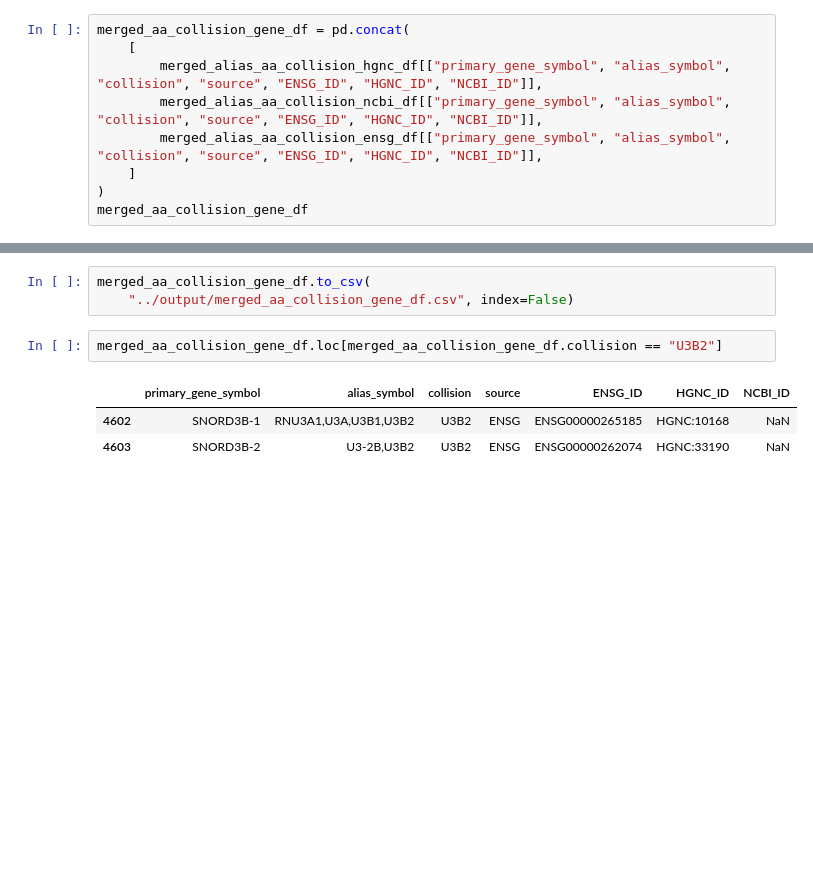
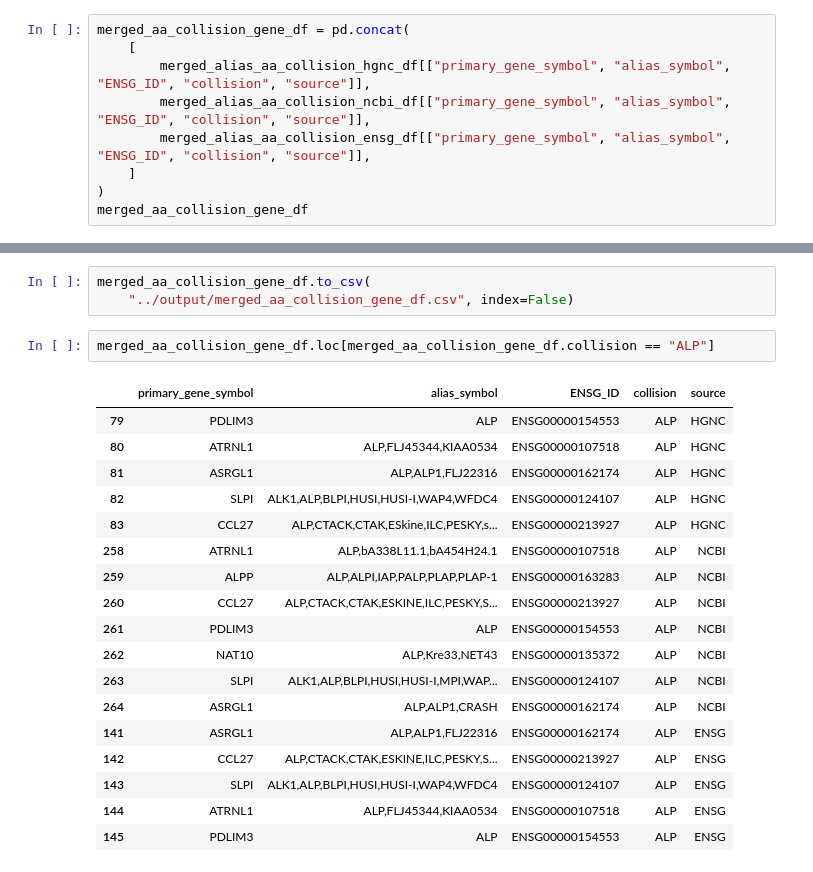
Before and after one commit to cancervariants/gene-harmony-analysis, a Jupyter notebook: analysis/2_alias_alias_collision_analysis.ipynb, the cells around one changed output, grey strips where cells are left out. Saved outputs shown, nothing was run; the diff lists cells and outputs as text; blank space fills up the shorter version.

Commit message:
Revert "feature: add an experiment using ranked gene-to-symbol categories to …" (#169)
This reverts commit 6bab6e75b4249a5f298b6caa567bc14f4dacc38a.

```diff
--- a/analysis/2_alias_alias_collision_analysis.ipynb
+++ b/analysis/2_alias_alias_collision_analysis.ipynb
@@ -252,9 +252,9 @@ aa_record_count_ncbi
 # %%
 merged_aa_collision_gene_df = pd.concat(
     [
-        merged_alias_aa_collision_hgnc_df[["primary_gene_symbol", "alias_symbol", "collision", "source", "ENSG_ID", "HGNC_ID", "NCBI_ID"]],
-        merged_alias_aa_collision_ncbi_df[["primary_gene_symbol", "alias_symbol", "collision", "source", "ENSG_ID", "HGNC_ID", "NCBI_ID"]],
-        merged_alias_aa_collision_ensg_df[["primary_gene_symbol", "alias_symbol", "collision", "source", "ENSG_ID", "HGNC_ID", "NCBI_ID"]],
+        merged_alias_aa_collision_hgnc_df[["primary_gene_symbol", "alias_symbol", "ENSG_ID", "collision", "source"]],
+        merged_alias_aa_collision_ncbi_df[["primary_gene_symbol", "alias_symbol", "ENSG_ID", "collision", "source"]],
+        merged_alias_aa_collision_ensg_df[["primary_gene_symbol", "alias_symbol", "ENSG_ID", "collision", "source"]],
     ]
 )
 merged_aa_collision_gene_df
@@ -276,8 +276,23 @@ merged_aa_collision_gene_df
 merged_aa_collision_gene_df.to_csv(
     "../output/merged_aa_collision_gene_df.csv", index=False)
 # %%
-merged_aa_collision_gene_df.loc[merged_aa_collision_gene_df.collision == "U3B2"]
+merged_aa_collision_gene_df.loc[merged_aa_collision_gene_df.collision == "ALP"]
 # %% [output]
-|  | primary_gene_symbol | alias_symbol | collision | source | ENSG_ID | HGNC_ID | NCBI_ID |
-| 4602 | SNORD3B-1 | RNU3A1,U3A,U3B1,U3B2 | U3B2 | ENSG | ENSG00000265185 | HGNC:10168 | NaN |
-| 4603 | SNORD3B-2 | U3-2B,U3B2 | U3B2 | ENSG | ENSG00000262074 | HGNC:33190 | NaN |
+|  | primary_gene_symbol | alias_symbol | ENSG_ID | collision | source |
+| 79 | PDLIM3 | ALP | ENSG00000154553 | ALP | HGNC |
+| 80 | ATRNL1 | ALP,FLJ45344,KIAA0534 | ENSG00000107518 | ALP | HGNC |
+| 81 | ASRGL1 | ALP,ALP1,FLJ22316 | ENSG00000162174 | ALP | HGNC |
+| 82 | SLPI | ALK1,ALP,BLPI,HUSI,HUSI-I,WAP4,WFDC4 | ENSG00000124107 | ALP | HGNC |
+| 83 | CCL27 | ALP,CTACK,CTAK,ESkine,ILC,PESKY,s... | ENSG00000213927 | ALP | HGNC |
+| 258 | ATRNL1 | ALP,bA338L11.1,bA454H24.1 | ENSG00000107518 | ALP | NCBI |
+| 259 | ALPP | ALP,ALPI,IAP,PALP,PLAP,PLAP-1 | ENSG00000163283 | ALP | NCBI |
+| 260 | CCL27 | ALP,CTACK,CTAK,ESKINE,ILC,PESKY,S... | ENSG00000213927 | ALP | NCBI |
+| 261 | PDLIM3 | ALP | ENSG00000154553 | ALP | NCBI |
+| 262 | NAT10 | ALP,Kre33,NET43 | ENSG00000135372 | ALP | NCBI |
+| 263 | SLPI | ALK1,ALP,BLPI,HUSI,HUSI-I,MPI,WAP... | ENSG00000124107 | ALP | NCBI |
+| 264 | ASRGL1 | ALP,ALP1,CRASH | ENSG00000162174 | ALP | NCBI |
+| 141 | ASRGL1 | ALP,ALP1,FLJ22316 | ENSG00000162174 | ALP | ENSG |
+| 142 | CCL27 | ALP,CTACK,CTAK,ESKINE,ILC,PESKY,S... | ENSG00000213927 | ALP | ENSG |
+| 143 | SLPI | ALK1,ALP,BLPI,HUSI,HUSI-I,WAP4,WFDC4 | ENSG00000124107 | ALP | ENSG |
+| 144 | ATRNL1 | ALP,FLJ45344,KIAA0534 | ENSG00000107518 | ALP | ENSG |
+| 145 | PDLIM3 | ALP | ENSG00000154553 | ALP | ENSG |
```
Also changed, not shown: parts of 1 cell of this notebook, 13 other files.
